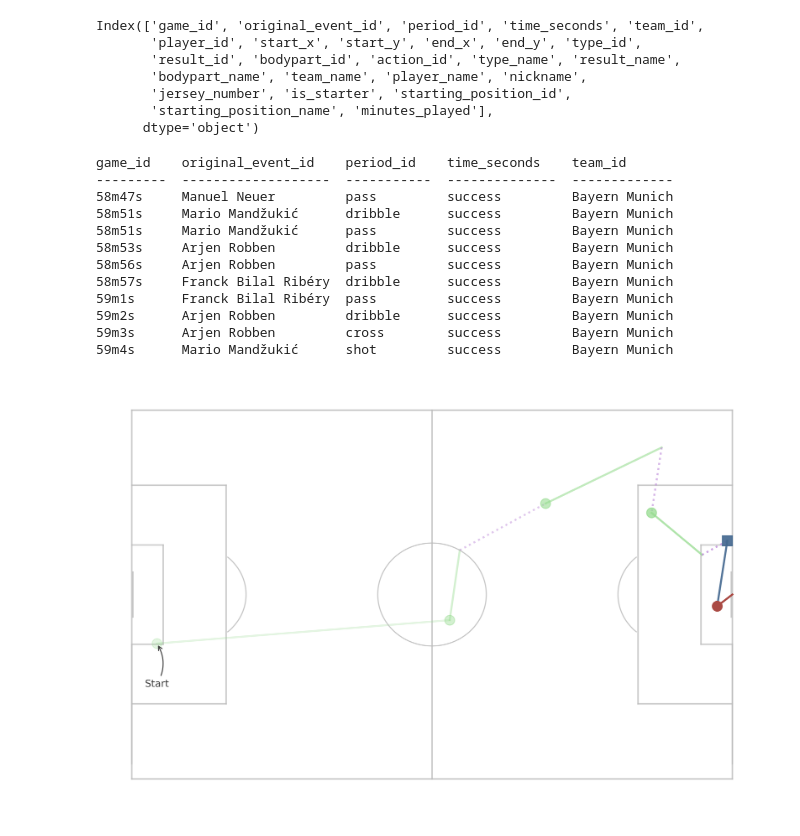
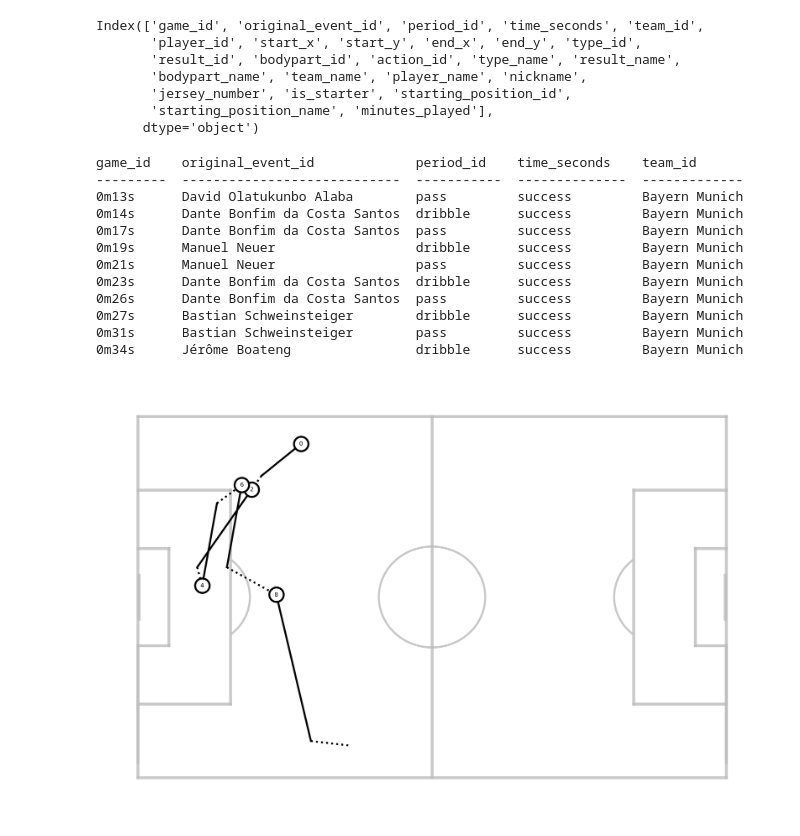
Before and after one commit to francescozonaro/statsbombplot, a Jupyter notebook: testing-notebooks/initial-tests.ipynb, the cells around one changed output. Saved outputs shown, nothing was run; the diff lists cells and outputs as text; code cells hidden in the pictures.

```diff
--- a/testing-notebooks/initial-tests.ipynb
+++ b/testing-notebooks/initial-tests.ipynb
@@ -50,38 +50,38 @@ Index(['game_id', 'original_event_id', 'period_id', 'time_seconds', 'team_id',
 # %%
 import statsbombplot as pys
 from tabulate import tabulate
 
 def nice_time(row):
     minute = int((row.period_id-1)*45 +row.time_seconds // 60)
     second = int(row.time_seconds % 60)
     return f"{minute}m{second}s"
 
 def find_goal(df):
     df = df[(df['type_id'] == 11) & (df['result_id'] == 1)]
     return df.index
 
-goals = list(find_goal(df_actions))
-starting_id = goals[0]
-df = df_actions[starting_id - 9: starting_id + 1].copy()
+# goals = list(find_goal(df_actions))
+# starting_id = goals[0]
+# df = df_actions[starting_id - 9: starting_id + 1].copy()
+df = df_actions[10:20].copy()
 df = df.reset_index(drop=True)
-# ax = pys.draw_pitch()
 
 pys.draw_actions(df)
 
 df["nice_time"] = df.apply(nice_time, axis=1)
 
 print(tabulate(df[['nice_time', 'player_name', 'type_name', 'result_name', 'team_name']], headers = df.columns, showindex=False))
 # %% [output]
-game_id    original_event_id    period_id    time_seconds    team_id
----------  -------------------  -----------  --------------  -------------
-58m47s     Manuel Neuer         pass         success         Bayern Munich
-58m51s     Mario Mandžukić      dribble      success         Bayern Munich
-58m51s     Mario Mandžukić      pass         success         Bayern Munich
-58m53s     Arjen Robben         dribble      success         Bayern Munich
-58m56s     Arjen Robben         pass         success         Bayern Munich
-58m57s     Franck Bilal Ribéry  dribble      success         Bayern Munich
-59m1s      Franck Bilal Ribéry  pass         success         Bayern Munich
-59m2s      Arjen Robben         dribble      success         Bayern Munich
-59m3s      Arjen Robben         cross        success         Bayern Munich
-59m4s      Mario Mandžukić      shot         success         Bayern Munich
+game_id    original_event_id             period_id    time_seconds    team_id
+---------  ----------------------------  -----------  --------------  -------------
+0m13s      David Olatukunbo Alaba        pass         success         Bayern Munich
+0m14s      Dante Bonfim da Costa Santos  dribble      success         Bayern Munich
+0m17s      Dante Bonfim da Costa Santos  pass         success         Bayern Munich
+0m19s      Manuel Neuer                  dribble      success         Bayern Munich
+0m21s      Manuel Neuer                  pass         success         Bayern Munich
+0m23s      Dante Bonfim da Costa Santos  dribble      success         Bayern Munich
+0m26s      Dante Bonfim da Costa Santos  pass         success         Bayern Munich
+0m27s      Bastian Schweinsteiger        dribble      success         Bayern Munich
+0m31s      Bastian Schweinsteiger        pass         success         Bayern Munich
+0m34s      Jérôme Boateng                dribble      success         Bayern Munich
-[figure, old version]
+[figure, new version]
```
Also changed, not shown: parts of 2 cells of this notebook, 2 other files.
